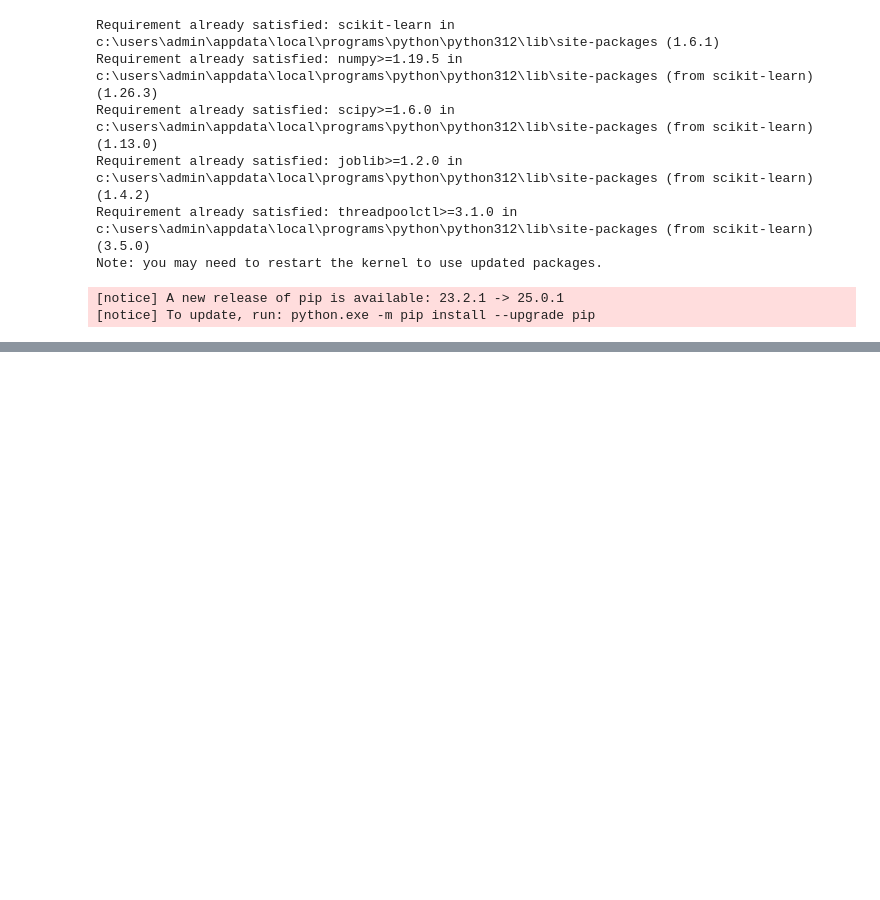
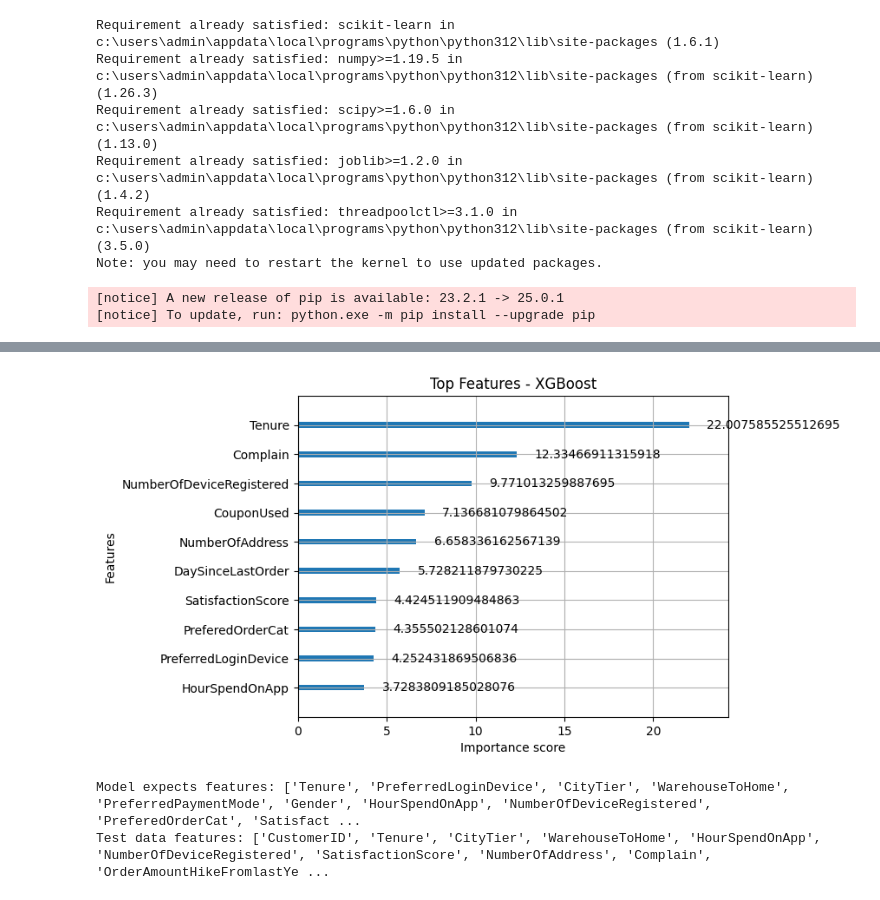
Before and after one commit to errortax/Thesis_1, a Jupyter notebook: work1.ipynb, the cells around one changed output, grey strips where cells are left out. Cells and saved outputs as stored; diff of their text form; code cells hidden in the pictures; blank space fills up the shorter version.

```diff
--- a/work1.ipynb
+++ b/work1.ipynb
@@ -1073,0 +1090,6 @@ ROC-AUC Score: 0.931159830268741
+# %%
+X_res, X_test, y_res, y_test, feature_names = preprocess_churn_data(df)
+
+print("✅ Preprocessing done.")
+print("Resampled shape:", X_res.shape)
+print("Test shape:", X_test.shape)
@@ -1073,0 +1364,18 @@ ROC-AUC Score: 0.931159830268741
+# %%
+import matplotlib.pyplot as plt
+from xgboost import plot_importance
+
+plot_importance(xgb, importance_type='gain', max_num_features=10)
+plt.title("Top Features - XGBoost")
+plt.show()
+# %% [output]
+[figure, added]
+# %%
+# First check the feature names the model expects
+print("Model expects features:", xgb.get_booster().feature_names)
+
+# Check the features you're providing
+print("Test data features:", X_test.columns.tolist() if hasattr(X_test, 'columns') else "Array with %d features" % X_test.shape[1])
+# %% [output]
+Model expects features: ['Tenure', 'PreferredLoginDevice', 'CityTier', 'WarehouseToHome', 'PreferredPaymentMode', 'Gender', 'HourSpendOnApp', 'NumberOfDeviceRegistered', 'PreferedOrderCat', 'Satisfact ...
+Test data features: ['CustomerID', 'Tenure', 'CityTier', 'WarehouseToHome', 'HourSpendOnApp', 'NumberOfDeviceRegistered', 'SatisfactionScore', 'NumberOfAddress', 'Complain', 'OrderAmountHikeFromlastYe ...
```
Also changed, not shown: parts of 46 cells of this notebook, 7 other files.
